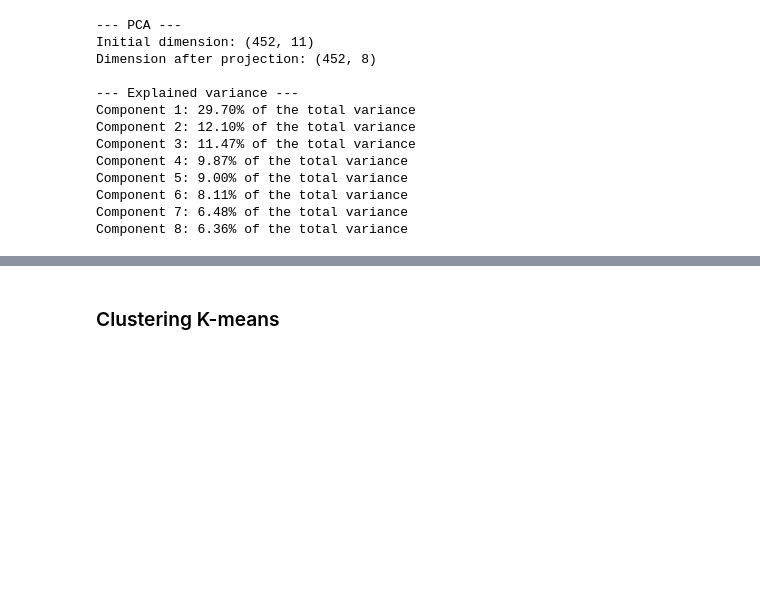
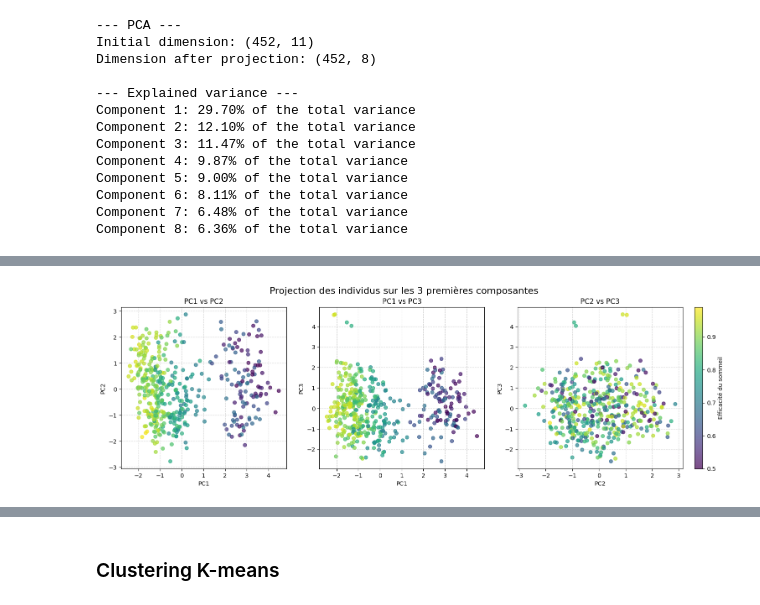
Before and after one commit to AhmedBousbih/Projet-analyse-de-donn-es, a Jupyter notebook: Projet_Analyse_de_données.ipynb, the cells around one changed output, grey strips where cells are left out. Drawn from its saved outputs; the diff is of its cells as text; code cells hidden in the pictures; blank space fills up the shorter version.

```diff
--- a/Projet_Analyse_de_données.ipynb
+++ b/Projet_Analyse_de_données.ipynb
@@ -526,0 +368,35 @@ PC8: 6.4%  (cumulé: 93.1%)
+# %%
+
+
+# On crée une grande figure avec 3 graphiques (1 ligne, 3 colonnes)
+fig, axes = plt.subplots(1, 3, figsize=(18, 5))
+fig.suptitle("Projection des individus sur les 3 premières composantes", fontsize=16)
+
+# PC1 vs PC2
+sc1 = axes[0].scatter(projected.iloc[:, 0], projected.iloc[:, 1], c=df['Sleep efficiency'], cmap='viridis', alpha=0.7)
+axes[0].set_xlabel('PC1')
+axes[0].set_ylabel('PC2')
+axes[0].set_title('PC1 vs PC2')
+axes[0].grid(True, linestyle='--', alpha=0.5)
+
+# PC1 vs PC3
+sc2 = axes[1].scatter(projected.iloc[:, 0], projected.iloc[:, 2], c=df['Sleep efficiency'], cmap='viridis', alpha=0.7)
+axes[1].set_xlabel('PC1')
+axes[1].set_ylabel('PC3')
+axes[1].set_title('PC1 vs PC3')
+axes[1].grid(True, linestyle='--', alpha=0.5)
+
+# PC2 vs PC3
+sc3 = axes[2].scatter(projected.iloc[:, 1], projected.iloc[:, 2], c=df['Sleep efficiency'], cmap='viridis', alpha=0.7)
+axes[2].set_xlabel('PC2')
+axes[2].set_ylabel('PC3')
+axes[2].set_title('PC2 vs PC3')
+axes[2].grid(True, linestyle='--', alpha=0.5)
+
+# On ajoute une seule barre de couleur commune tout à droite
+cbar = fig.colorbar(sc1, ax=axes, orientation='vertical', fraction=0.02, pad=0.02)
+cbar.set_label("Efficacité du sommeil")
+
+plt.show()
+# %% [output]
+[figure, added]
```
Also changed, not shown: parts of 24 cells of this notebook.
